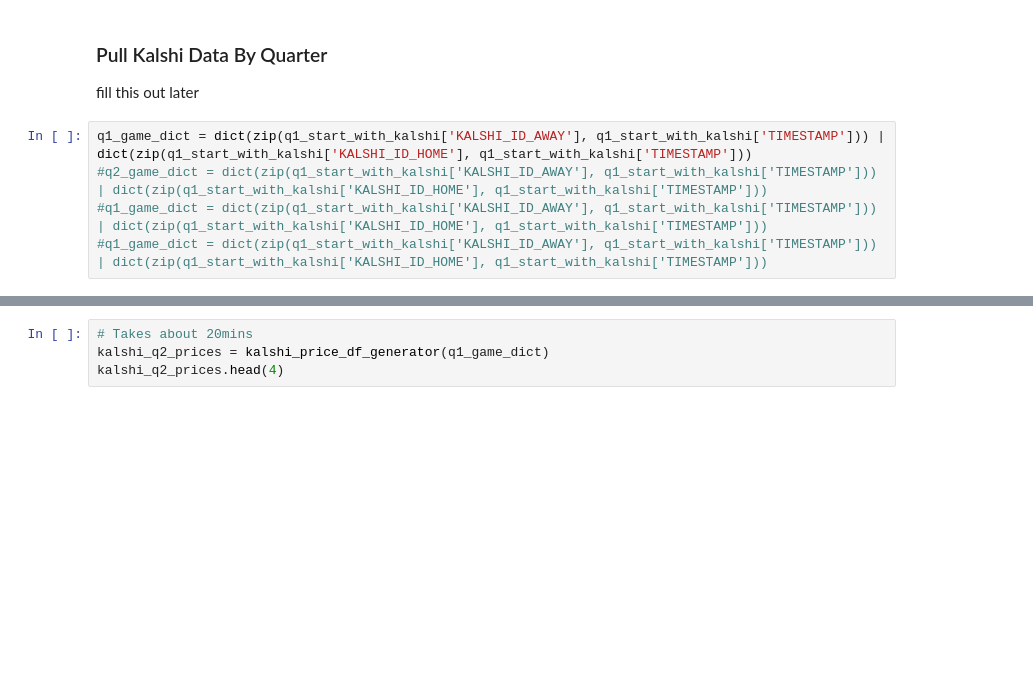
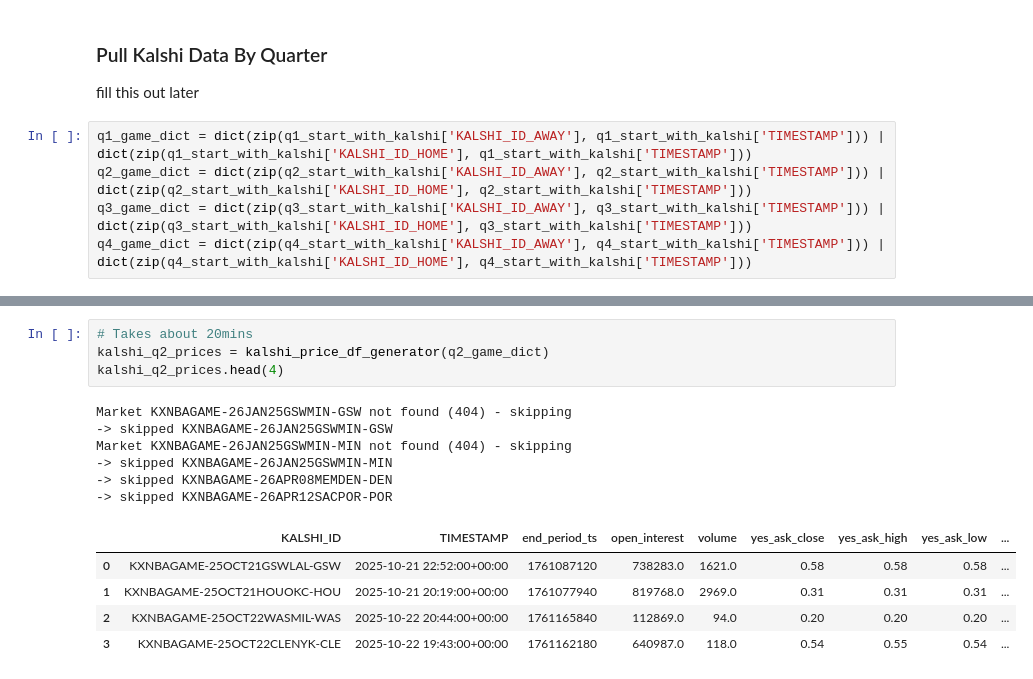
Before and after one commit to brad-hof/Milestone2, a Jupyter notebook: Notebooks/kalshi_data.ipynb, the cells around one changed output, grey strips where cells are left out. Cells and saved outputs as stored; diff of their text form; blank space fills up the shorter version.

```diff
--- a/Notebooks/kalshi_data.ipynb
+++ b/Notebooks/kalshi_data.ipynb
@@ -291,9 +346,9 @@ q1_start_times.to_csv("../data/_main(all-games).csv", index=False)
 fill this out later
 # %%
 q1_game_dict = dict(zip(q1_start_with_kalshi['KALSHI_ID_AWAY'], q1_start_with_kalshi['TIMESTAMP'])) | dict(zip(q1_start_with_kalshi['KALSHI_ID_HOME'], q1_start_with_kalshi['TIMESTAMP']))
-#q2_game_dict = dict(zip(q1_start_with_kalshi['KALSHI_ID_AWAY'], q1_start_with_kalshi['TIMESTAMP'])) | dict(zip(q1_start_with_kalshi['KALSHI_ID_HOME'], q1_start_with_kalshi['TIMESTAMP']))
-#q1_game_dict = dict(zip(q1_start_with_kalshi['KALSHI_ID_AWAY'], q1_start_with_kalshi['TIMESTAMP'])) | dict(zip(q1_start_with_kalshi['KALSHI_ID_HOME'], q1_start_with_kalshi['TIMESTAMP']))
-#q1_game_dict = dict(zip(q1_start_with_kalshi['KALSHI_ID_AWAY'], q1_start_with_kalshi['TIMESTAMP'])) | dict(zip(q1_start_with_kalshi['KALSHI_ID_HOME'], q1_start_with_kalshi['TIMESTAMP']))
+q2_game_dict = dict(zip(q2_start_with_kalshi['KALSHI_ID_AWAY'], q2_start_with_kalshi['TIMESTAMP'])) | dict(zip(q2_start_with_kalshi['KALSHI_ID_HOME'], q2_start_with_kalshi['TIMESTAMP']))
+q3_game_dict = dict(zip(q3_start_with_kalshi['KALSHI_ID_AWAY'], q3_start_with_kalshi['TIMESTAMP'])) | dict(zip(q3_start_with_kalshi['KALSHI_ID_HOME'], q3_start_with_kalshi['TIMESTAMP']))
+q4_game_dict = dict(zip(q4_start_with_kalshi['KALSHI_ID_AWAY'], q4_start_with_kalshi['TIMESTAMP'])) | dict(zip(q4_start_with_kalshi['KALSHI_ID_HOME'], q4_start_with_kalshi['TIMESTAMP']))
 # %%
 # Takes about 20mins
 kalshi_q1_prices = kalshi_price_df_generator(q1_game_dict)
@@ -311,7 +366,19 @@ Market KXNBAGAME-26JAN25GSWMIN-MIN not found (404) - skipping
 | 2 | KXNBAGAME-25OCT22WASMIL-WAS | 2025-10-22 20:14:00+00:00 | 1761164040 | 112869.0 | 2.0 | 0.20 | 0.20 | 0.20 | ... |
 # %%
 # Takes about 20mins
-kalshi_q2_prices = kalshi_price_df_generator(q1_game_dict)
+kalshi_q2_prices = kalshi_price_df_generator(q2_game_dict)
 kalshi_q2_prices.head(4)
+# %% [output]
+Market KXNBAGAME-26JAN25GSWMIN-GSW not found (404) - skipping
+-> skipped KXNBAGAME-26JAN25GSWMIN-GSW
+Market KXNBAGAME-26JAN25GSWMIN-MIN not found (404) - skipping
+-> skipped KXNBAGAME-26JAN25GSWMIN-MIN
+-> skipped KXNBAGAME-26APR08MEMDEN-DEN
+-> skipped KXNBAGAME-26APR12SACPOR-POR
+|  | KALSHI_ID | TIMESTAMP | end_period_ts | open_interest | volume | yes_ask_close | yes_ask_high | yes_ask_low | ... |
+| 0 | KXNBAGAME-25OCT21GSWLAL-GSW | 2025-10-21 22:52:00+00:00 | 1761087120 | 738283.0 | 1621.0 | 0.58 | 0.58 | 0.58 | ... |
+| 1 | KXNBAGAME-25OCT21HOUOKC-HOU | 2025-10-21 20:19:00+00:00 | 1761077940 | 819768.0 | 2969.0 | 0.31 | 0.31 | 0.31 | ... |
+| 2 | KXNBAGAME-25OCT22WASMIL-WAS | 2025-10-22 20:44:00+00:00 | 1761165840 | 112869.0 | 94.0 | 0.20 | 0.20 | 0.20 | ... |
+| 3 | KXNBAGAME-25OCT22CLENYK-CLE | 2025-10-22 19:43:00+00:00 | 1761162180 | 640987.0 | 118.0 | 0.54 | 0.55 | 0.54 | ... |
 # %%
 # Takes about 20mins
```
Also changed, not shown: parts of 13 cells of this notebook, 10 other files.
